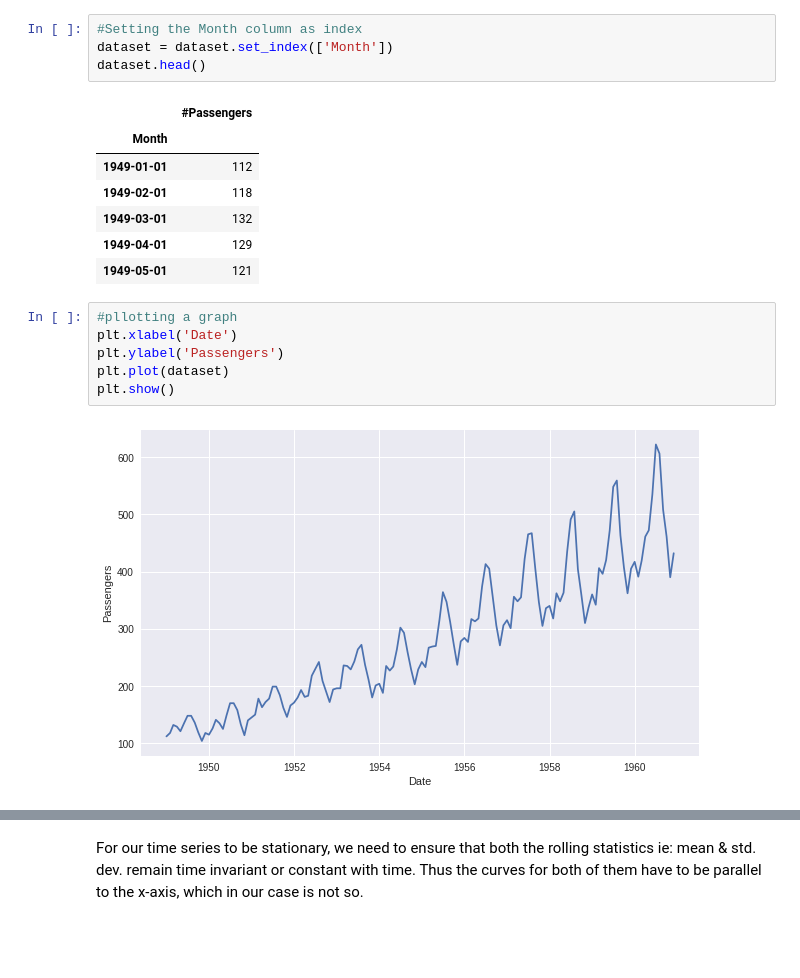
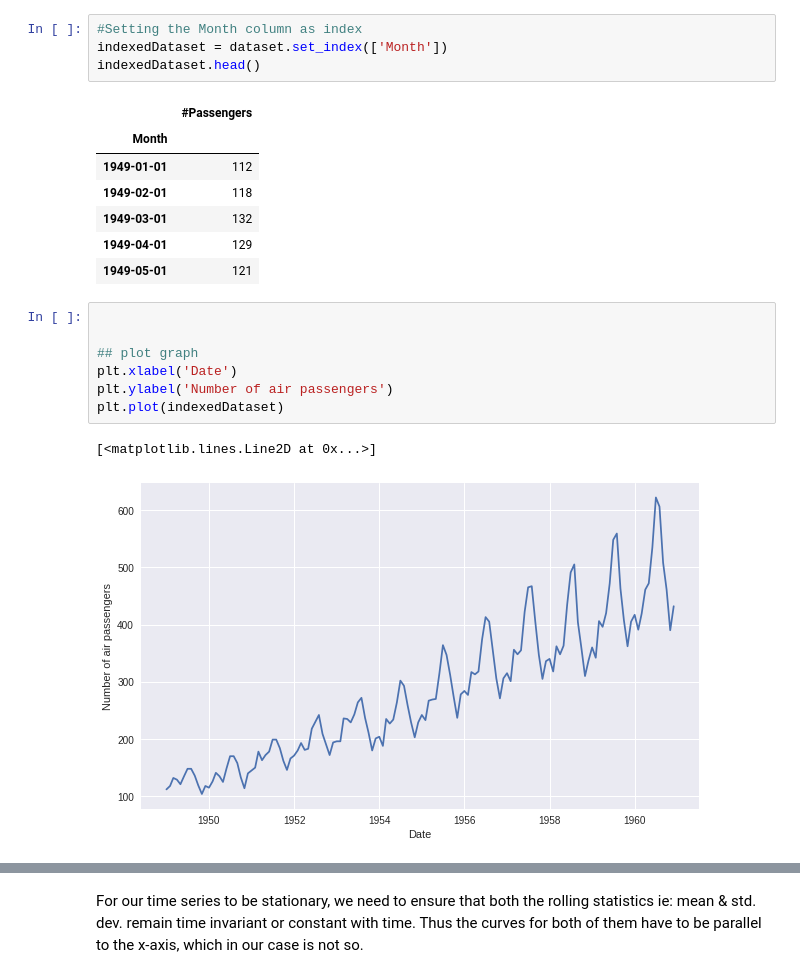
Before and after one commit to Damntoochill/Learning-ML, a Jupyter notebook: Air_Passengers_Prediction.ipynb, the cells around one changed output, grey strips where cells are left out. Drawn from its saved outputs; the diff is of its cells as text; blank space fills up the shorter version.

```diff
--- a/Air_Passengers_Prediction.ipynb
+++ b/Air_Passengers_Prediction.ipynb
@@ -28,8 +28,8 @@ dataset = pd.read_csv('AirPassengers.csv')
 dataset['Month'] = pd.to_datetime(dataset['Month'], infer_datetime_format = True)
 # %%
 #Setting the Month column as index
-dataset = dataset.set_index(['Month'])
-dataset.head()
+indexedDataset = dataset.set_index(['Month'])
+indexedDataset.head()
 # %% [output]
 |  | #Passengers |
 | Month |  |
@@ -39,12 +39,14 @@ dataset.head()
 | 1949-04-01 | 129 |
 | 1949-05-01 | 121 |
 # %%
-#pllotting a graph
+
+
+## plot graph
 plt.xlabel('Date')
-plt.ylabel('Passengers')
-plt.plot(dataset)
-plt.show()
+plt.ylabel('Number of air passengers')
+plt.plot(indexedDataset)
 # %% [output]
+[<matplotlib.lines.Line2D at 0x...>]
-[figure, old version]
+[figure, new version]
 # %%
 #Determine rolling statistics
```
Also changed, not shown: parts of 36 cells of this notebook.
